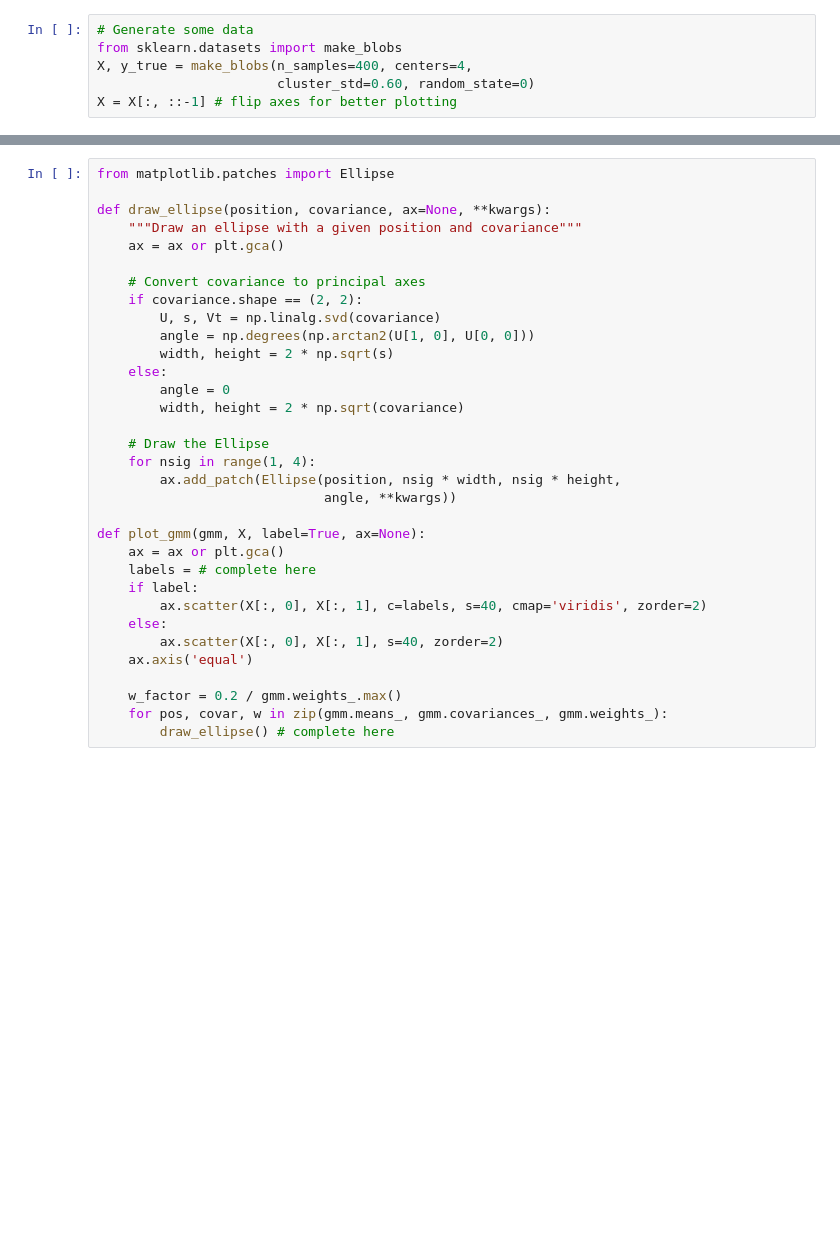
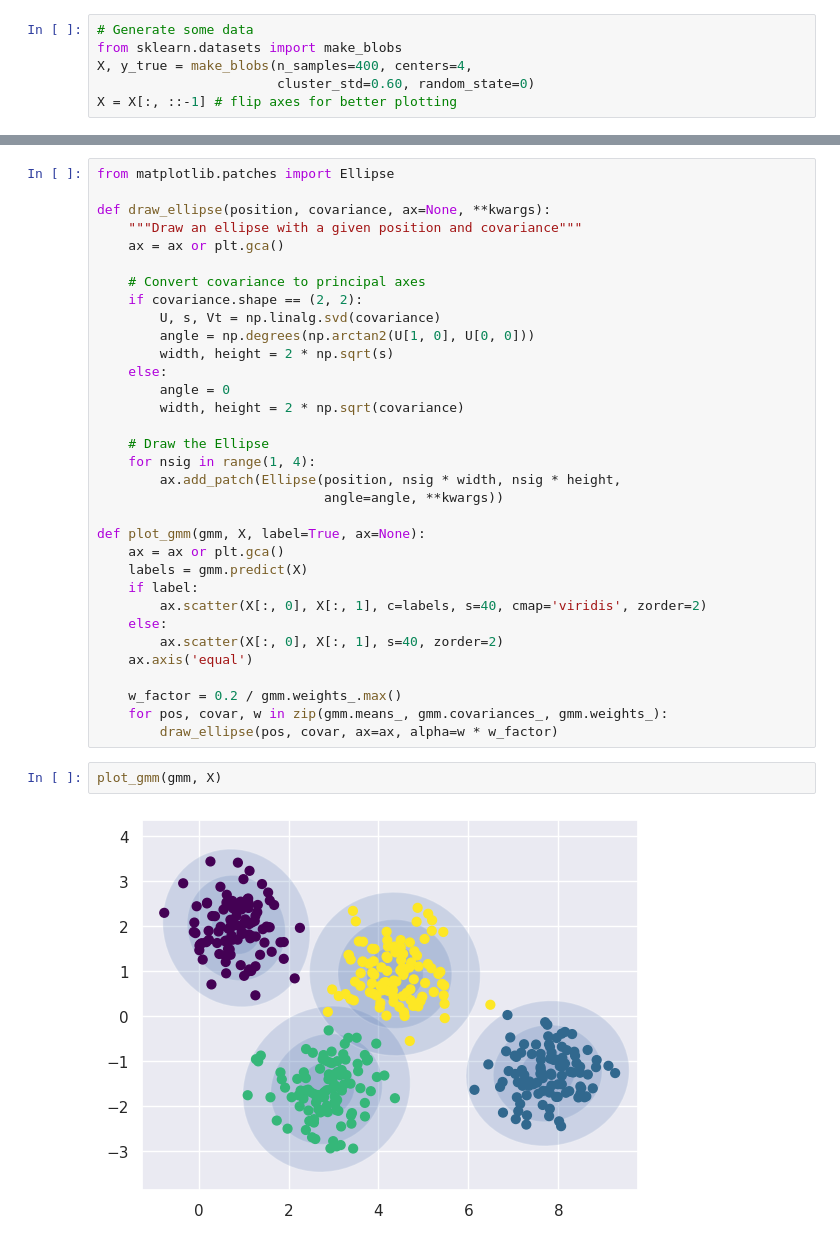
Before and after one commit to mvajhi/unsupervised-learning, a Jupyter notebook: HW1/GMM.ipynb, the cells around one changed output, grey strips where cells are left out. Cells and saved outputs as stored; diff of their text form; blank space fills up the shorter version.

```diff
--- a/HW1/GMM.ipynb
+++ b/HW1/GMM.ipynb
@@ -32,11 +71,11 @@ def draw_ellipse(position, covariance, ax=None, **kwargs):
     # Draw the Ellipse
     for nsig in range(1, 4):
         ax.add_patch(Ellipse(position, nsig * width, nsig * height,
-                             angle, **kwargs))
+                             angle=angle, **kwargs))
 
 def plot_gmm(gmm, X, label=True, ax=None):
     ax = ax or plt.gca()
-    labels = # complete here
+    labels = gmm.predict(X)
     if label:
         ax.scatter(X[:, 0], X[:, 1], c=labels, s=40, cmap='viridis', zorder=2)
     else:
@@ -45,4 +84,8 @@ def plot_gmm(gmm, X, label=True, ax=None):
 
     w_factor = 0.2 / gmm.weights_.max()
     for pos, covar, w in zip(gmm.means_, gmm.covariances_, gmm.weights_):
-        draw_ellipse() # complete here
+        draw_ellipse(pos, covar, ax=ax, alpha=w * w_factor)
+# %%
+plot_gmm(gmm, X)
+# %% [output]
+[figure, added]
```
Also changed, not shown: parts of 10 cells of this notebook.
